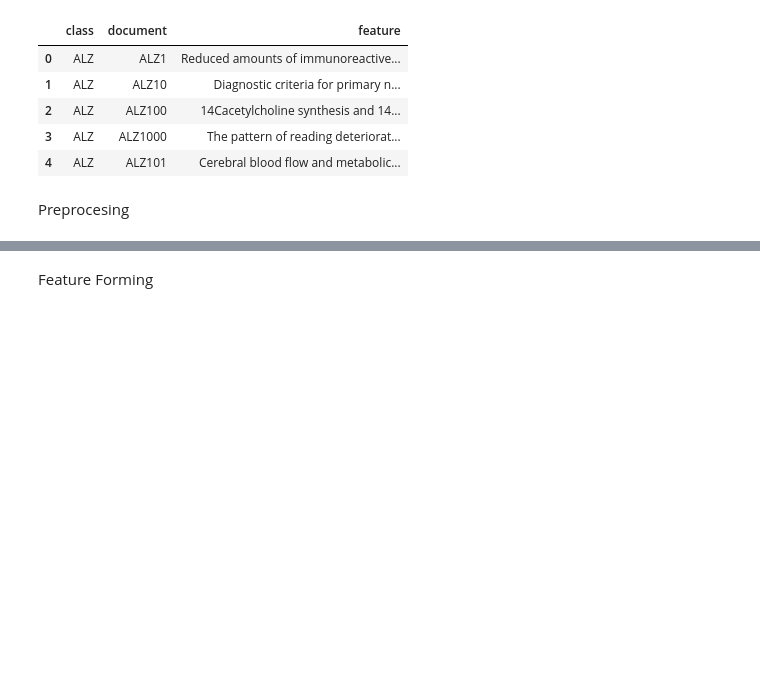
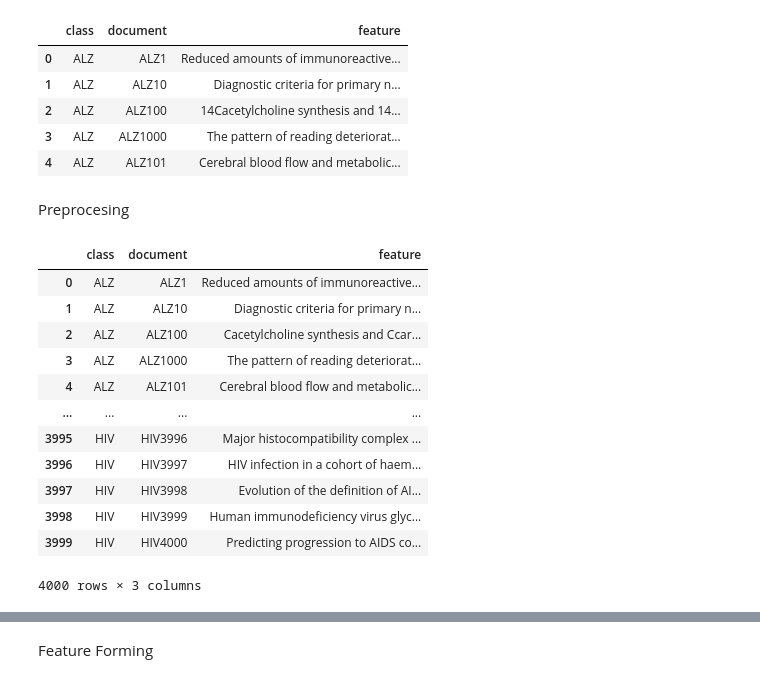
Before and after one commit to hasyimzii/symbolic_relevance, a Jupyter notebook: symbolic relevance.ipynb, the cells around one changed output, grey strips where cells are left out. Cells and saved outputs as stored; diff of their text form; code cells hidden in the pictures; blank space fills up the shorter version.

```diff
--- a/symbolic relevance.ipynb
+++ b/symbolic relevance.ipynb
@@ -59,4 +64,24 @@ dataRaw.head()
 | 4 | ALZ | ALZ101 | Cerebral blood flow and metabolic... |
 # %% [markdown]
 Preprocesing
+# %%
+
+dataRaw['feature'] = dataRaw['feature'].apply(lambda x: re.sub(r'[^a-zA-Z\s]','',x))
+dataRaw
+
+features = dataRaw.loc[:, 'feature']
+# %% [output]
+|  | class | document | feature |
+| 0 | ALZ | ALZ1 | Reduced amounts of immunoreactive... |
+| 1 | ALZ | ALZ10 | Diagnostic criteria for primary n... |
+| 2 | ALZ | ALZ100 | Cacetylcholine synthesis and Ccar... |
+| 3 | ALZ | ALZ1000 | The pattern of reading deteriorat... |
+| 4 | ALZ | ALZ101 | Cerebral blood flow and metabolic... |
+| ... | ... | ... | ... |
+| 3995 | HIV | HIV3996 | Major histocompatibility complex ... |
+| 3996 | HIV | HIV3997 | HIV infection in a cohort of haem... |
+| 3997 | HIV | HIV3998 | Evolution of the definition of AI... |
+| 3998 | HIV | HIV3999 | Human immunodeficiency virus glyc... |
+| 3999 | HIV | HIV4000 | Predicting progression to AIDS co... |
+4000 rows × 3 columns
 # %%
```
Also changed, not shown: parts of 9 cells of this notebook, 1 other file.
